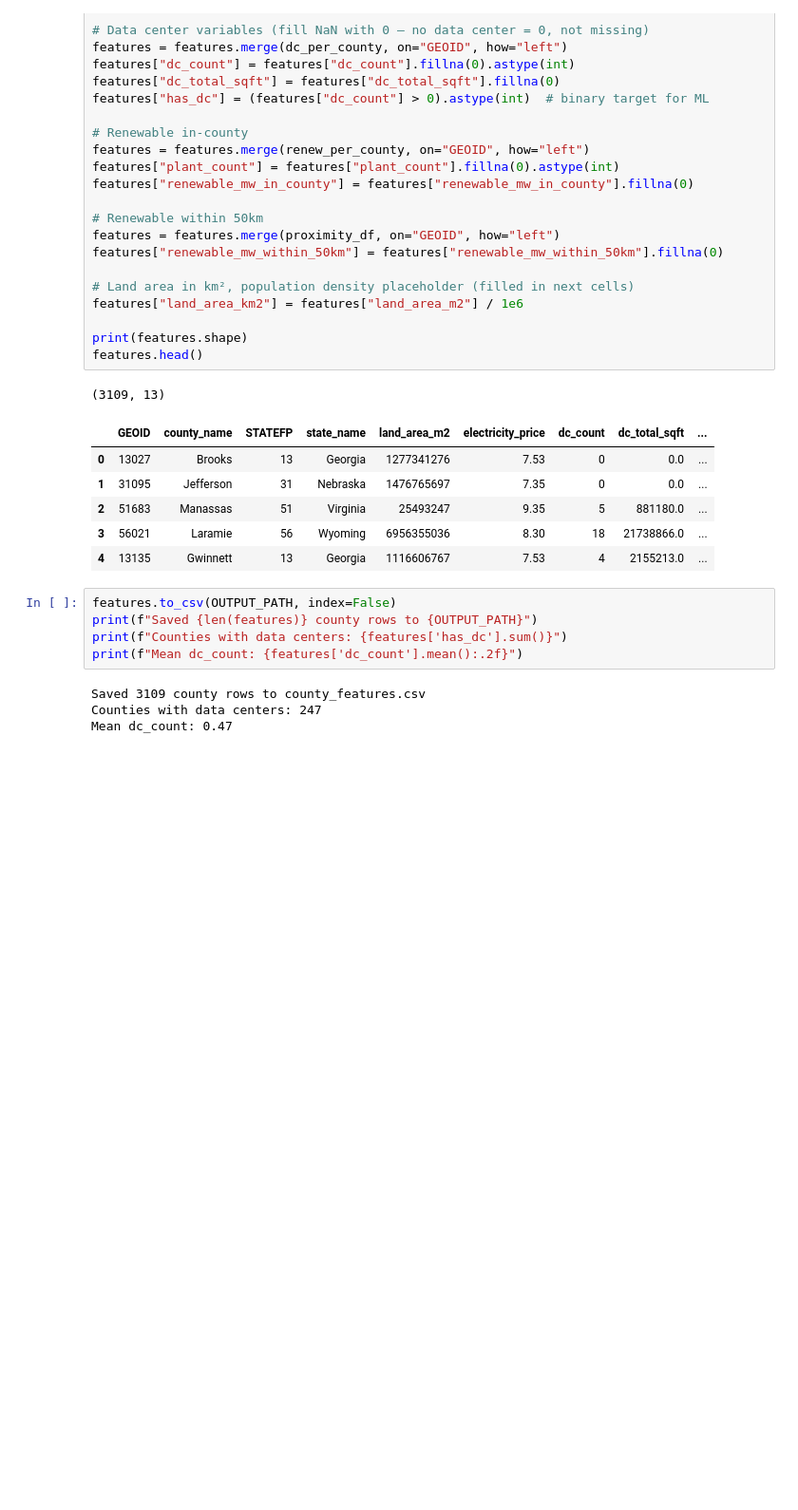
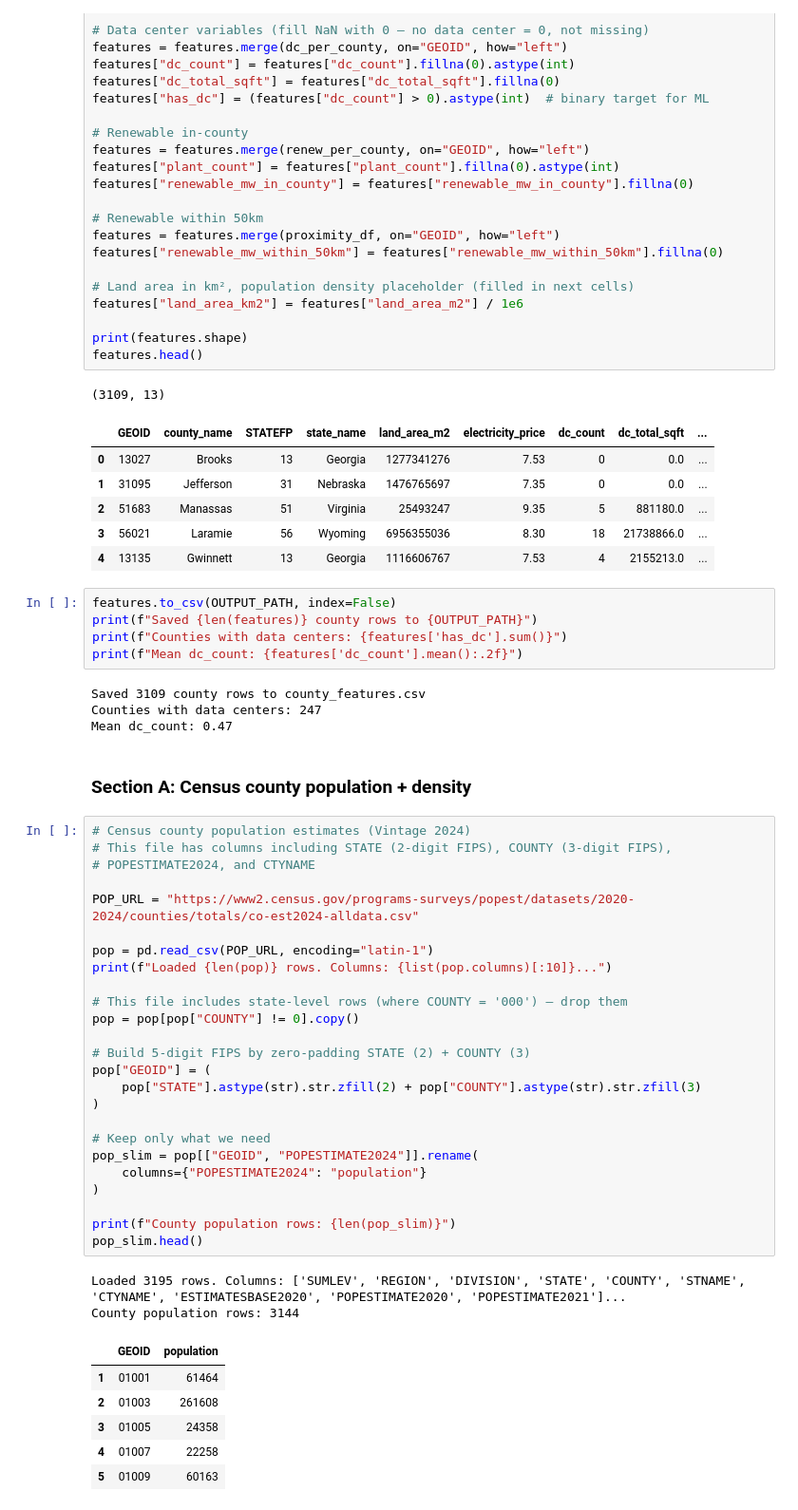
Before and after one commit to dorothykh4/datacenters_for_social_good, a Jupyter notebook: county_features.ipynb, the cells around one changed output. Shown at 95% size. Saved outputs shown, nothing was run; the diff lists cells and outputs as text; blank space fills up the shorter version.

```diff
--- a/county_features.ipynb
+++ b/county_features.ipynb
@@ -251,3 +251,39 @@ print(f"Mean dc_count: {features['dc_count'].mean():.2f}")
 Saved 3109 county rows to county_features.csv
 Counties with data centers: 247
 Mean dc_count: 0.47
+# %% [markdown]
+### Section A: Census county population + density
+# %%
+# Census county population estimates (Vintage 2024)
+# This file has columns including STATE (2-digit FIPS), COUNTY (3-digit FIPS),
+# POPESTIMATE2024, and CTYNAME
+
+POP_URL = "https://www2.census.gov/programs-surveys/popest/datasets/2020-2024/counties/totals/co-est2024-alldata.csv"
+
+pop = pd.read_csv(POP_URL, encoding="latin-1")
+print(f"Loaded {len(pop)} rows. Columns: {list(pop.columns)[:10]}...")
+
+# This file includes state-level rows (where COUNTY = '000') — drop them
+pop = pop[pop["COUNTY"] != 0].copy()
+
+# Build 5-digit FIPS by zero-padding STATE (2) + COUNTY (3)
+pop["GEOID"] = (
+    pop["STATE"].astype(str).str.zfill(2) + pop["COUNTY"].astype(str).str.zfill(3)
+)
+
+# Keep only what we need
+pop_slim = pop[["GEOID", "POPESTIMATE2024"]].rename(
+    columns={"POPESTIMATE2024": "population"}
+)
+
+print(f"County population rows: {len(pop_slim)}")
+pop_slim.head()
+# %% [output]
+Loaded 3195 rows. Columns: ['SUMLEV', 'REGION', 'DIVISION', 'STATE', 'COUNTY', 'STNAME', 'CTYNAME', 'ESTIMATESBASE2020', 'POPESTIMATE2020', 'POPESTIMATE2021']...
+County population rows: 3144
+|  | GEOID | population |
+| 1 | 01001 | 61464 |
+| 2 | 01003 | 261608 |
+| 3 | 01005 | 24358 |
+| 4 | 01007 | 22258 |
+| 5 | 01009 | 60163 |
```
Also changed, not shown: parts of 10 cells of this notebook, 1 other file.
